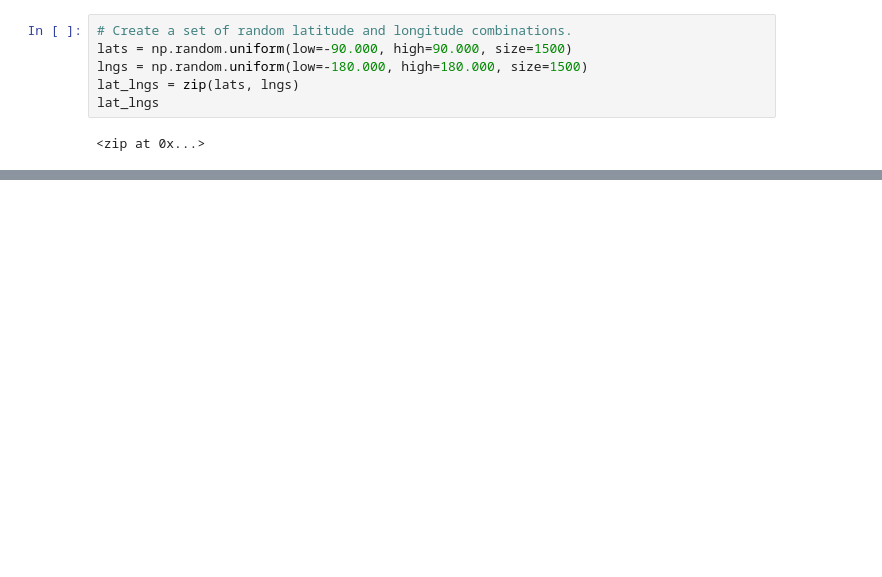
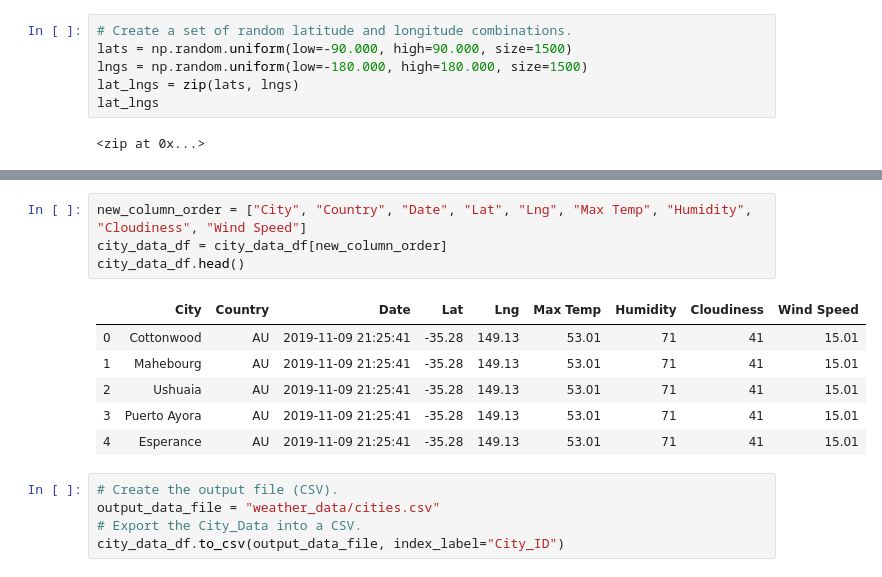
Before and after one commit to StephGerron/World_Weather_Analysis, a Jupyter notebook: WeatherPy.ipynb, the cells around one changed output, grey strips where cells are left out. Saved outputs shown, nothing was run; the diff lists cells and outputs as text; blank space fills up the shorter version.

```diff
--- a/WeatherPy.ipynb
+++ b/WeatherPy.ipynb
@@ -29,0 +140,16 @@ len(cities)
+# %%
+new_column_order = ["City", "Country", "Date", "Lat", "Lng", "Max Temp", "Humidity", "Cloudiness", "Wind Speed"]
+city_data_df = city_data_df[new_column_order]
+city_data_df.head()
+# %% [output]
+|  | City | Country | Date | Lat | Lng | Max Temp | Humidity | Cloudiness | Wind Speed |
+| 0 | Cottonwood | AU | 2019-11-09 21:25:41 | -35.28 | 149.13 | 53.01 | 71 | 41 | 15.01 |
+| 1 | Mahebourg | AU | 2019-11-09 21:25:41 | -35.28 | 149.13 | 53.01 | 71 | 41 | 15.01 |
+| 2 | Ushuaia | AU | 2019-11-09 21:25:41 | -35.28 | 149.13 | 53.01 | 71 | 41 | 15.01 |
+| 3 | Puerto Ayora | AU | 2019-11-09 21:25:41 | -35.28 | 149.13 | 53.01 | 71 | 41 | 15.01 |
+| 4 | Esperance | AU | 2019-11-09 21:25:41 | -35.28 | 149.13 | 53.01 | 71 | 41 | 15.01 |
+# %%
+# Create the output file (CSV).
+output_data_file = "weather_data/cities.csv"
+# Export the City_Data into a CSV.
+city_data_df.to_csv(output_data_file, index_label="City_ID")
```
Also changed, not shown: parts of 6 cells of this notebook, 2 other files.
